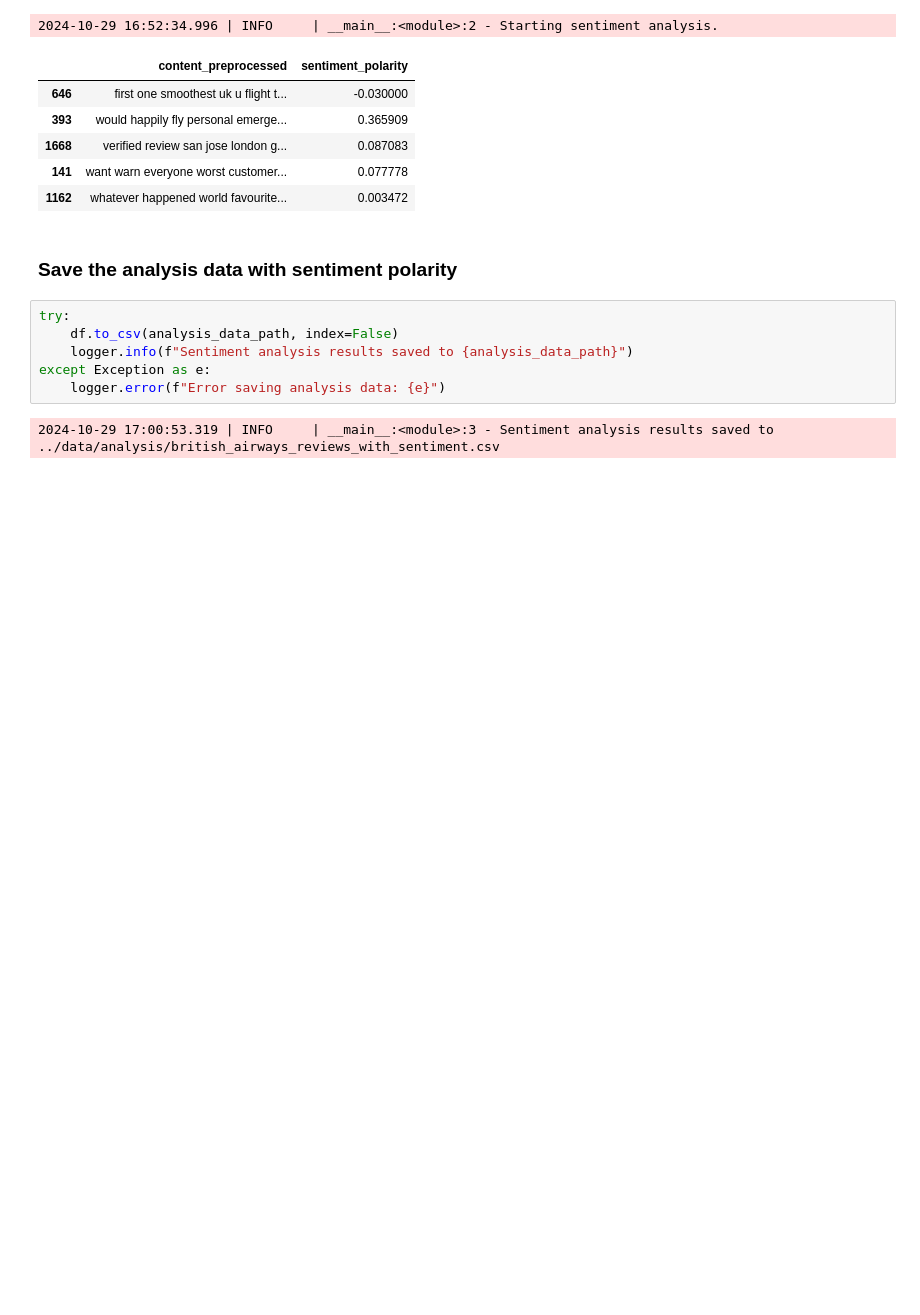
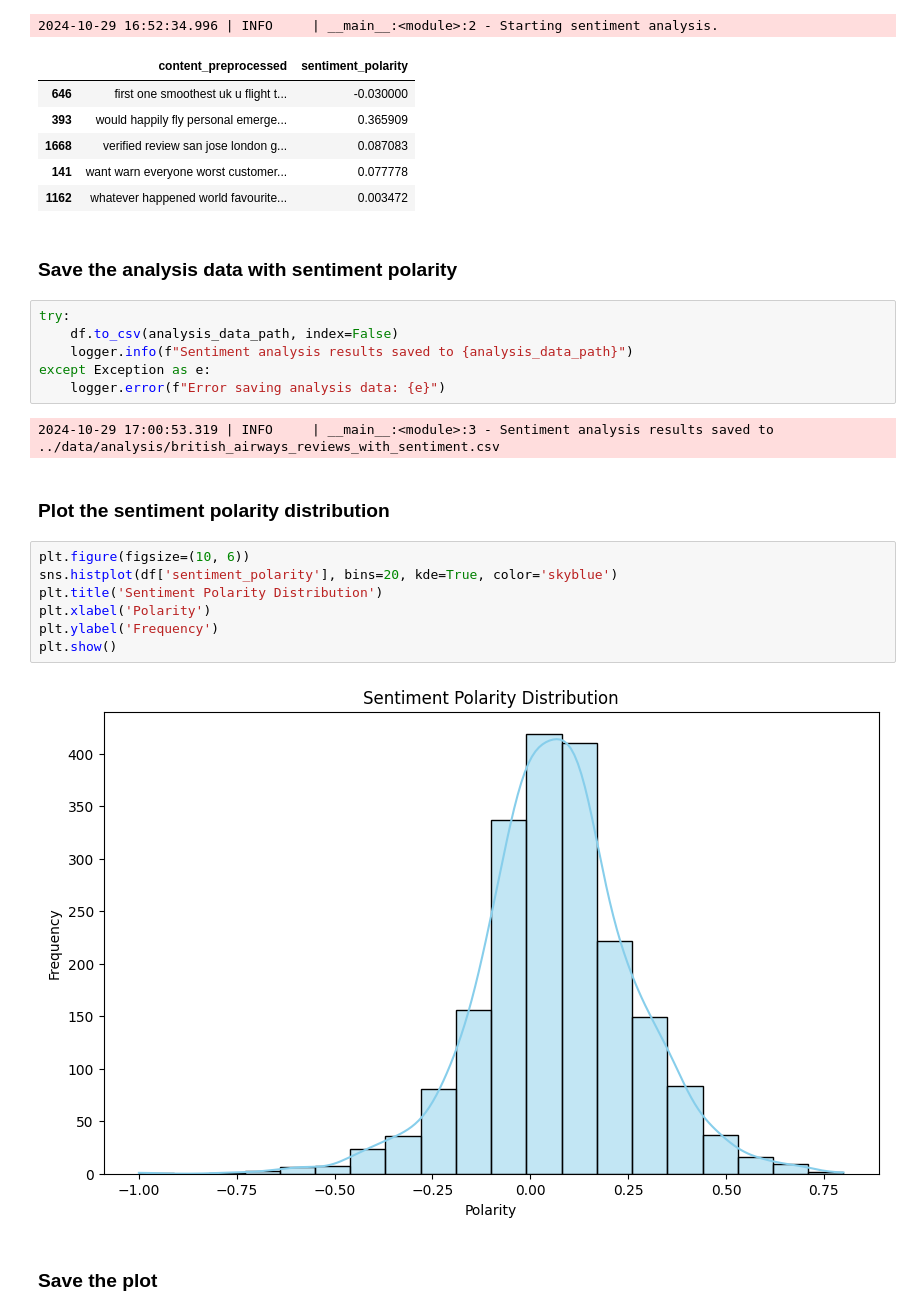
Before and after one commit to assaad-ali/skytrax-reviews, a Jupyter notebook: scripts/sentiment_analysis.ipynb, the cells around one changed output. Drawn from its saved outputs; the diff is of its cells as text; blank space fills up the shorter version.

Commit message:
Added sentiment polarity distribution plot and save
- Completed sentiment analysis workflow for british airways reviews

```diff
--- a/scripts/sentiment_analysis.ipynb
+++ b/scripts/sentiment_analysis.ipynb
@@ -83,3 +83,16 @@ except Exception as e:
     logger.error(f"Error saving analysis data: {e}")
 # %% [output]
 2024-10-29 17:00:53.319 | INFO     | __main__:<module>:3 - Sentiment analysis results saved to ../data/analysis/british_airways_reviews_with_sentiment.csv
+# %% [markdown]
+### Plot the sentiment polarity distribution
+# %%
+plt.figure(figsize=(10, 6))
+sns.histplot(df['sentiment_polarity'], bins=20, kde=True, color='skyblue')
+plt.title('Sentiment Polarity Distribution')
+plt.xlabel('Polarity')
+plt.ylabel('Frequency')
+plt.show()
+# %% [output]
+[figure, added]
+# %% [markdown]
+### Save the plot
```
Also changed, not shown: parts of 1 cell of this notebook.
